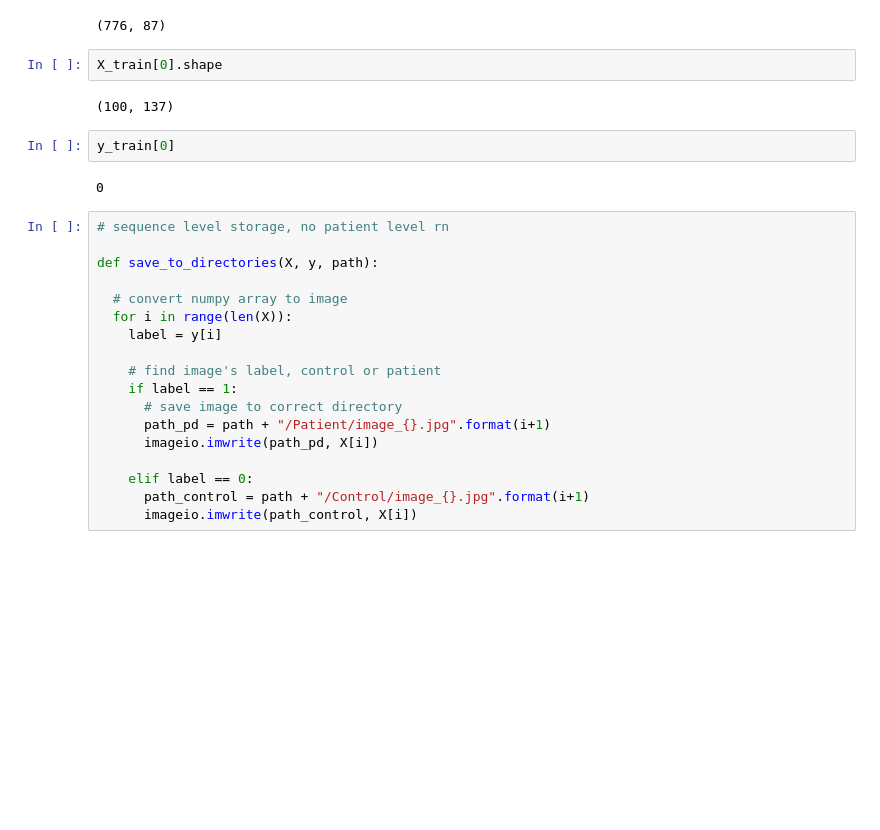
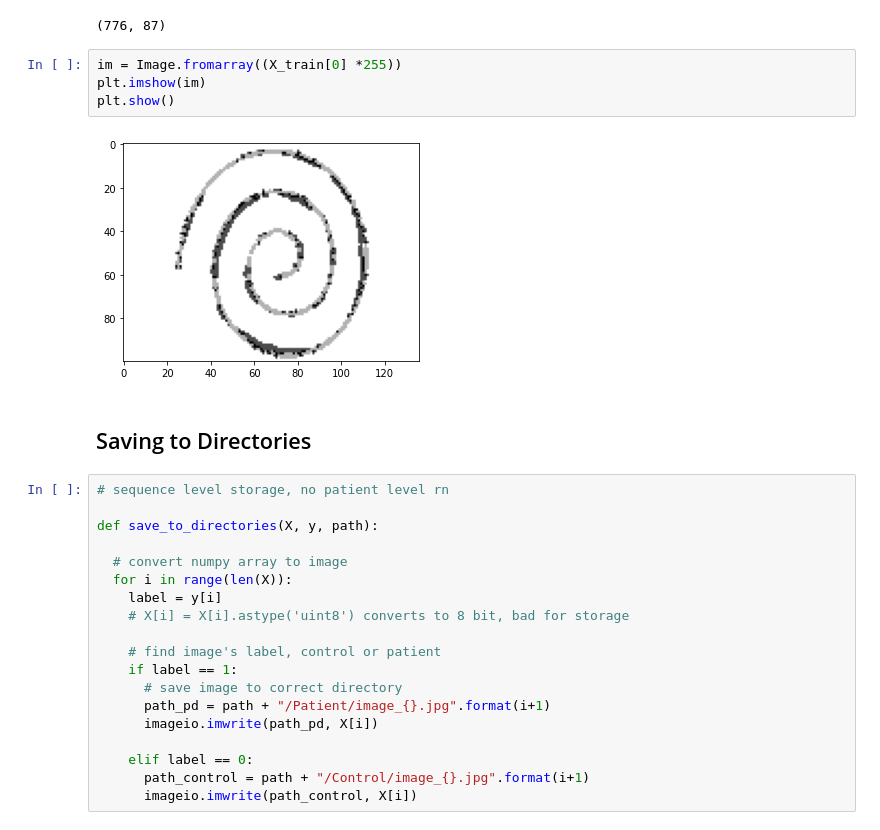
Before and after one commit to PDNow-Research/PDNow, a Jupyter notebook: NeuralNets/CNN_Tensorflow.ipynb, the cells around one changed output. Drawn from its saved outputs; the diff is of its cells as text; blank space fills up the shorter version.

```diff
--- a/NeuralNets/CNN_Tensorflow.ipynb
+++ b/NeuralNets/CNN_Tensorflow.ipynb
@@ -160,14 +324,14 @@ X_train, X_val, y_train, y_val = train_test_split(X_train, y_train, random_state
 len(y_train), len(y_val)
 # %% [output]
 (776, 87)
-# %%
-X_train[0].shape
-# %% [output]
-(100, 137)
-# %%
-y_train[0]
-# %% [output]
-0
+# %%
+im = Image.fromarray((X_train[0] *255))
+plt.imshow(im)
+plt.show()
+# %% [output]
+[figure, added]
+# %% [markdown]
+## Saving to Directories
 # %%
 # sequence level storage, no patient level rn
 
@@ -176,6 +340,7 @@ def save_to_directories(X, y, path):
   # convert numpy array to image
   for i in range(len(X)):
     label = y[i]
+    # X[i] = X[i].astype('uint8') converts to 8 bit, bad for storage
 
     # find image's label, control or patient
     if label == 1:
```
Also changed, not shown: parts of 42 cells of this notebook.
